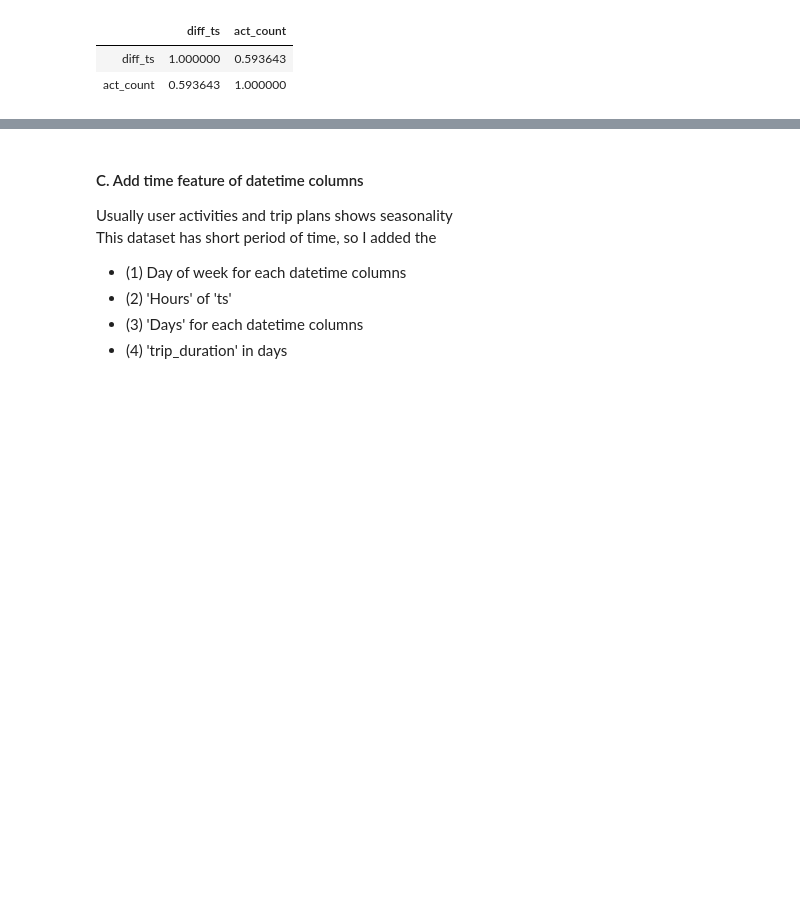
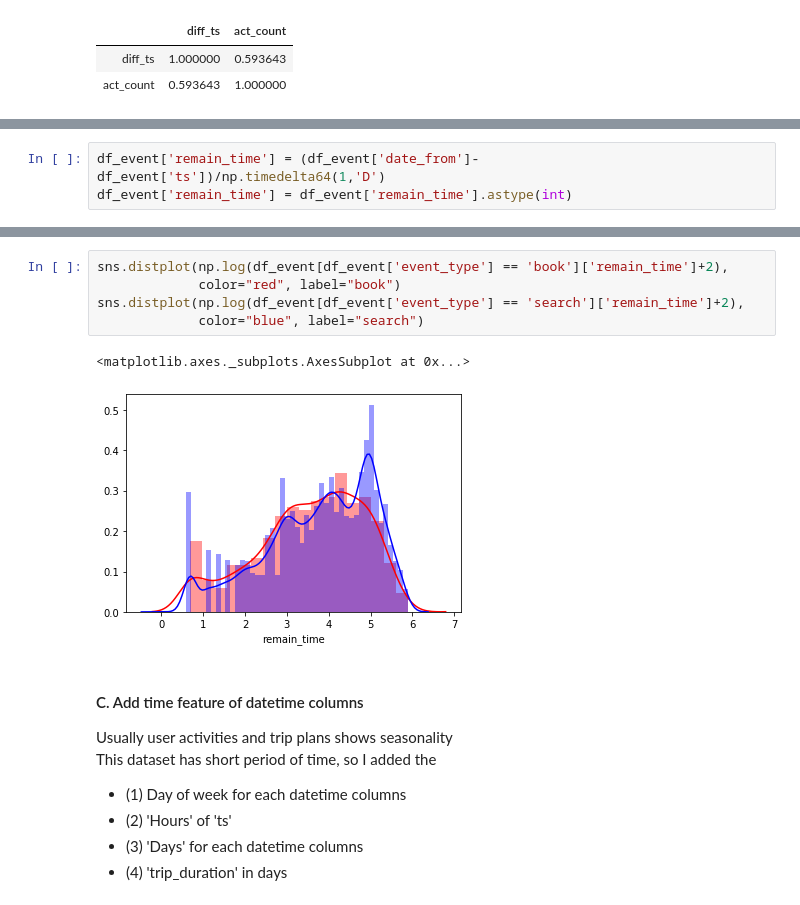
Before and after one commit to giallo41/book_destination, a Jupyter notebook: preprocessing.ipynb, the cells around one changed output, grey strips where cells are left out. Saved outputs shown, nothing was run; the diff lists cells and outputs as text; blank space fills up the shorter version.

Commit message:
(feat/add) Remain time feature added

```diff
--- a/preprocessing.ipynb
+++ b/preprocessing.ipynb
@@ -218,0 +221,3 @@ df_event[['diff_ts', 'act_count']].corr(method ='pearson')
+# %%
+df_event['remain_time'] = (df_event['date_from']-df_event['ts'])/np.timedelta64(1,'D')
+df_event['remain_time'] = df_event['remain_time'].astype(int)
@@ -219,3 +239,11 @@ df_event[['diff_ts', 'act_count']].corr(method ='pearson')
+# %%
+sns.distplot(np.log(df_event[df_event['event_type'] == 'book']['remain_time']+2),
+             color="red", label="book")
+sns.distplot(np.log(df_event[df_event['event_type'] == 'search']['remain_time']+2),
+             color="blue", label="search")
+# %% [output]
+<matplotlib.axes._subplots.AxesSubplot at 0x...>
+[figure, added]
 # %% [markdown]
 #### C. Add time feature of datetime columns
 Usually user activities and trip plans shows seasonality <br>
```
Also changed, not shown: parts of 5 cells of this notebook.
